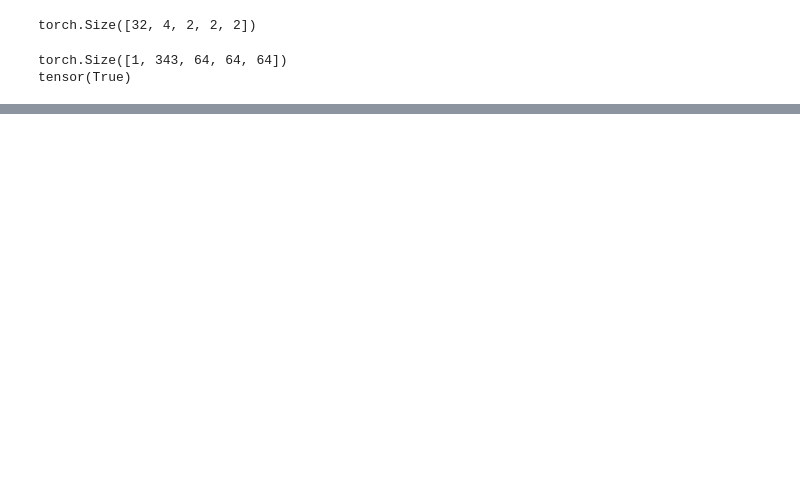
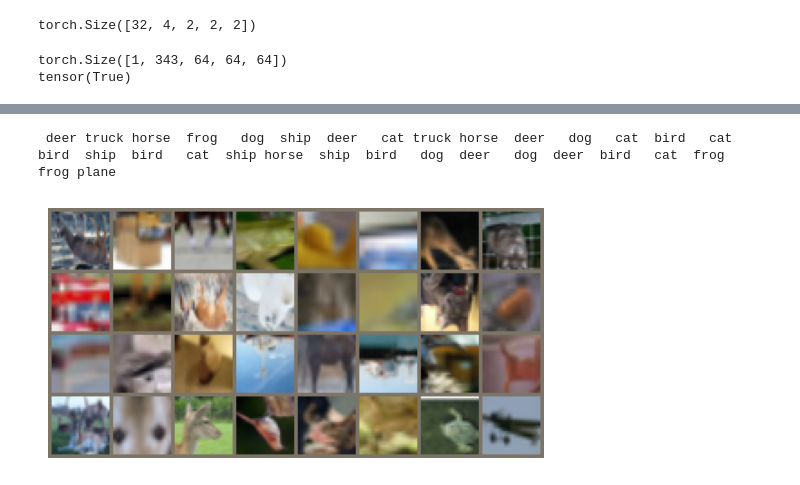
Before and after one commit to aspiringastro/vit-step-by-step, a Jupyter notebook: vit.ipynb, the cells around one changed output, grey strips where cells are left out. Cells and saved outputs as stored; diff of their text form; code cells hidden in the pictures; blank space fills up the shorter version.

```diff
--- a/vit.ipynb
+++ b/vit.ipynb
@@ -151,0 +132,7 @@ torch.Size([32, 3, 8, 8])
+# %%
+
+util.show_images(x_val, dataset.mean, dataset.std)
+print(' '.join('%5s' % dataset.get_classes()[l] for l in torch.argmax(y_val, dim=-1)))
+# %% [output]
+ deer truck horse  frog   dog  ship  deer   cat truck horse  deer   dog   cat  bird   cat  bird  ship  bird   cat  ship horse  ship  bird   dog  deer   dog  deer  bird   cat  frog  frog plane
+[figure, added]
```
Also changed, not shown: parts of 15 cells of this notebook, 1 other file.
